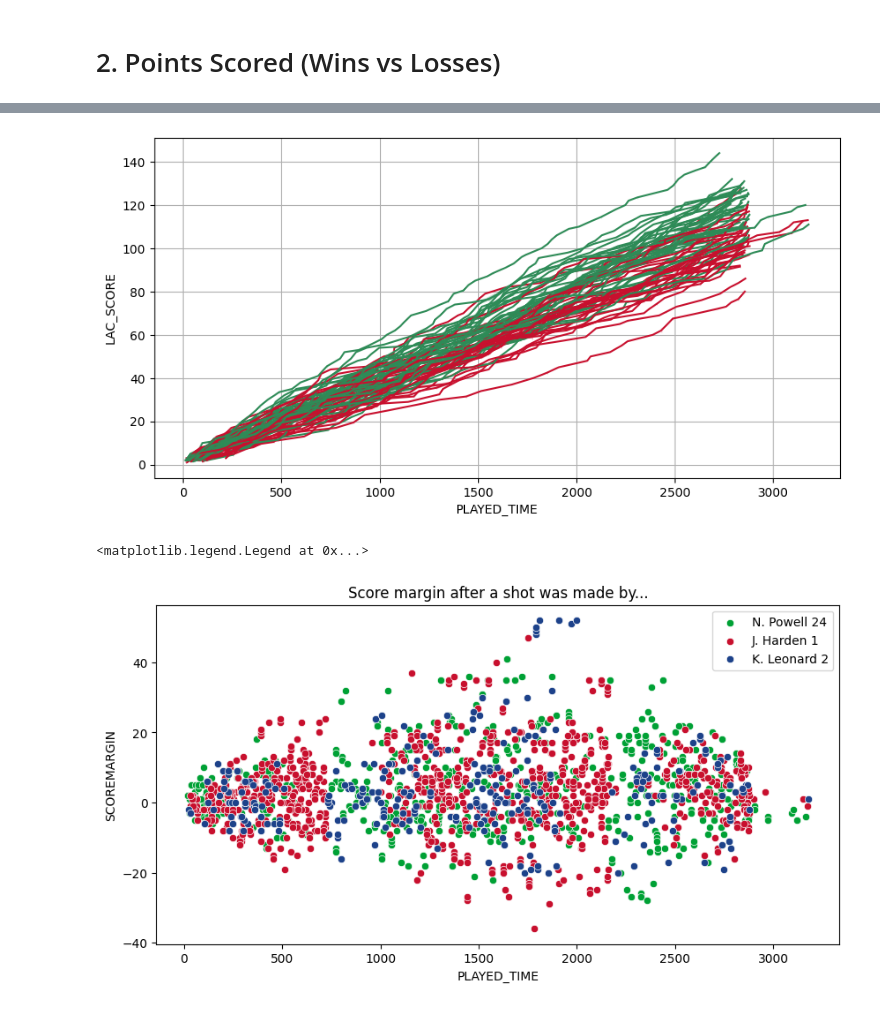
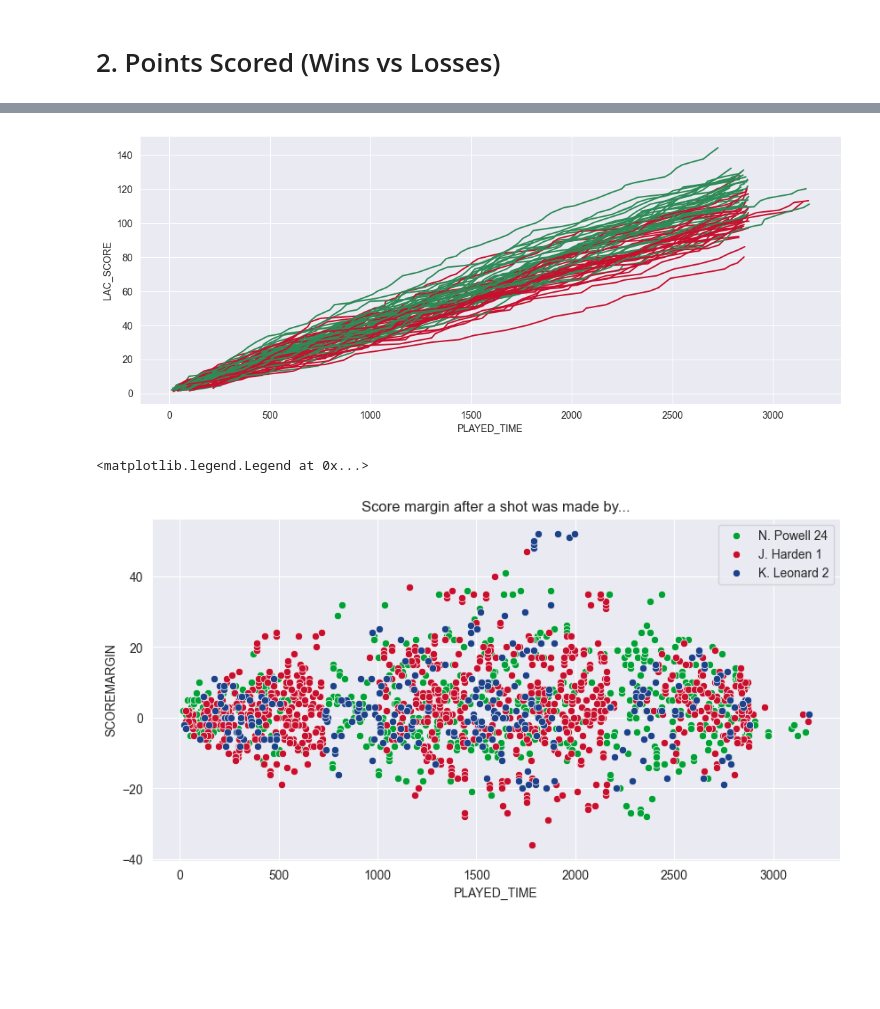
Before and after one commit to Denchikkkk/LAClippers_2025_Performance, a Jupyter notebook: analysis/ClippersPerformance.ipynb, the cells around one changed output, grey strips where cells are left out. Cells and saved outputs as stored; diff of their text form; code cells hidden in the pictures; blank space fills up the shorter version.

```diff
--- a/analysis/ClippersPerformance.ipynb
+++ b/analysis/ClippersPerformance.ipynb
@@ -10,6 +10,8 @@ warnings.filterwarnings("ignore", category=UserWarning)
 # Colors to show wins vs losses.
 color_mapping = {"W":"seagreen",
                  "L":"#C8102E"}
+
+sns.set_style("darkgrid")
 # %%
 playsData = pd.read_csv('../OnlyClippersPlays.csv')
-gamesData = pd.read_csv('../ClippersSchedule2425.csv')
+gamesData = pd.read_csv('../ClippersSchedule2425.csv',index_col=0)
@@ -92,12 +95,12 @@ playsData
 # %%
-plt.figure(figsize=(10, 5))
+plt.figure(figsize=(13, 5))
 
 game_colors = dict(zip(gamesData['GAME_ID'], gamesData['GAME_COLOR']))
 
 sns.lineplot(playsData, x="PLAYED_TIME",y="LAC_SCORE",hue="GAME_ID", palette=game_colors,legend=False)
 plt.grid(True)
 # %% [output]
-[figure, old version]
+[figure, new version]
 # %%
 def extractPlay(HOME,VISITOR): return VISITOR if pd.isna(HOME) else HOME
 
@@ -116,7 +119,7 @@ plt.title("Score margin after a shot was made by...")
 plt.legend()
 # %% [output]
 <matplotlib.legend.Legend at 0x...>
-[figure, old version]
+[figure, new version]
 # %%
 import numpy as np
 
```
Also changed, not shown: parts of 7 cells of this notebook.
